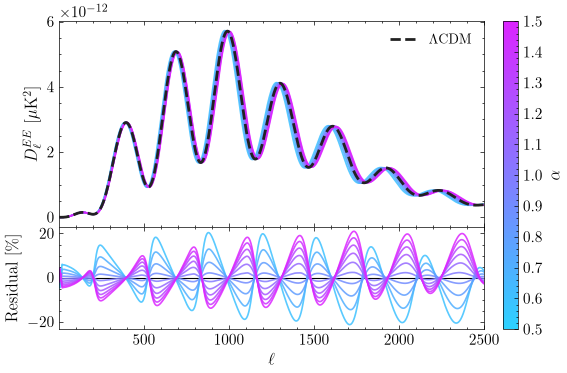
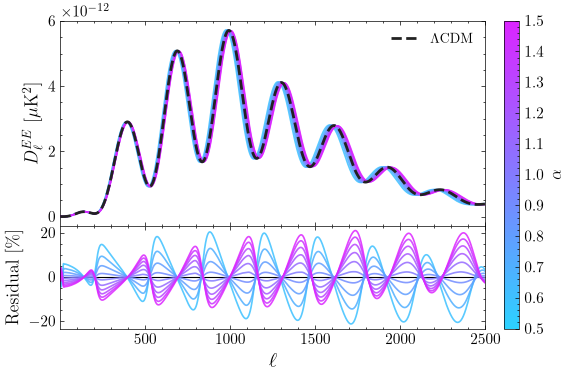
The change to this notebook cell's code, shown as a diff; its figure went from the first image to the second:
--- before
+++ after
@@ -20,9 +20,9 @@
 
 # ax.set_xscale('log')
-ax.set_ylabel(r'$D_\ell^{EE}$  [$\mu$K$^2$]')
+ax.set_ylabel(r'$D_\ell^{EE}$  [$\mu$K$^2$]', fontsize=13)
 ax.legend()
 # axr.set_xscale('log')
-axr.set_xlabel(r'$\ell$')
-axr.set_ylabel(r'Residual [\%]')
+axr.set_xlabel(r'$\ell$', fontsize=15)
+axr.set_ylabel(r'Residual [\%]', fontsize=13)
 add_alpha_colorbar(fig, (ax, axr))
 

Commit: Added reconstruction plots